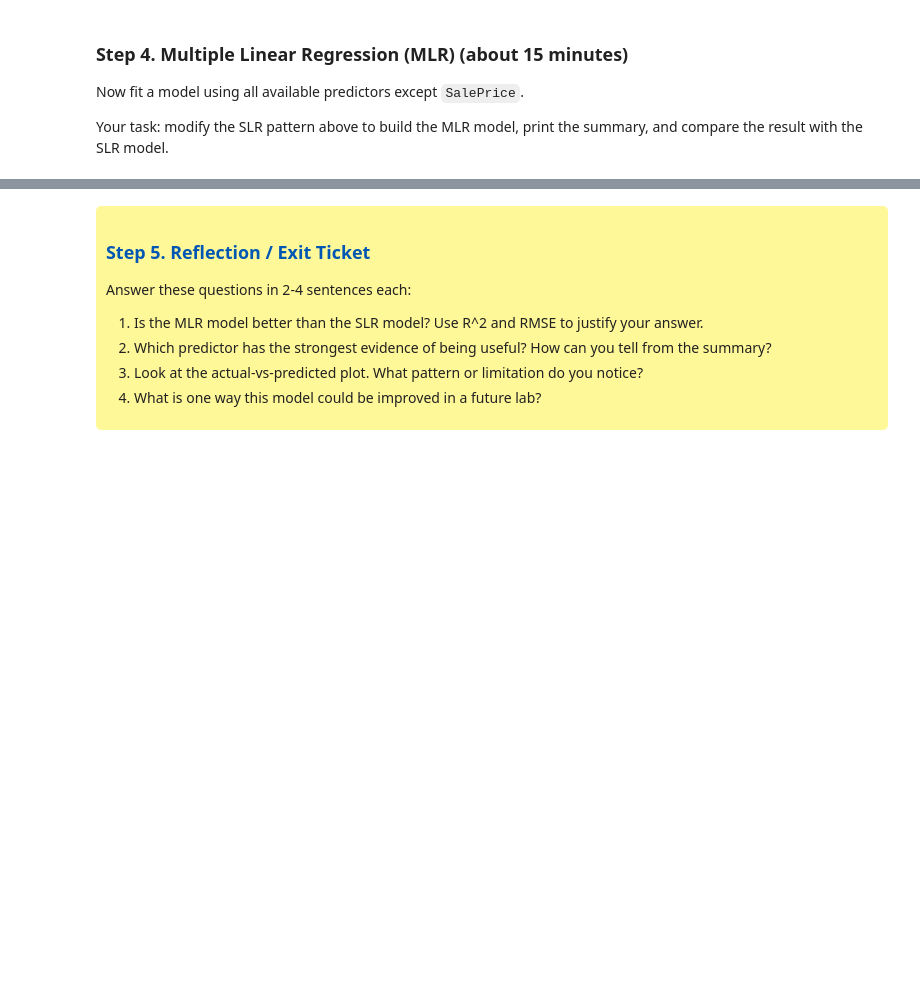
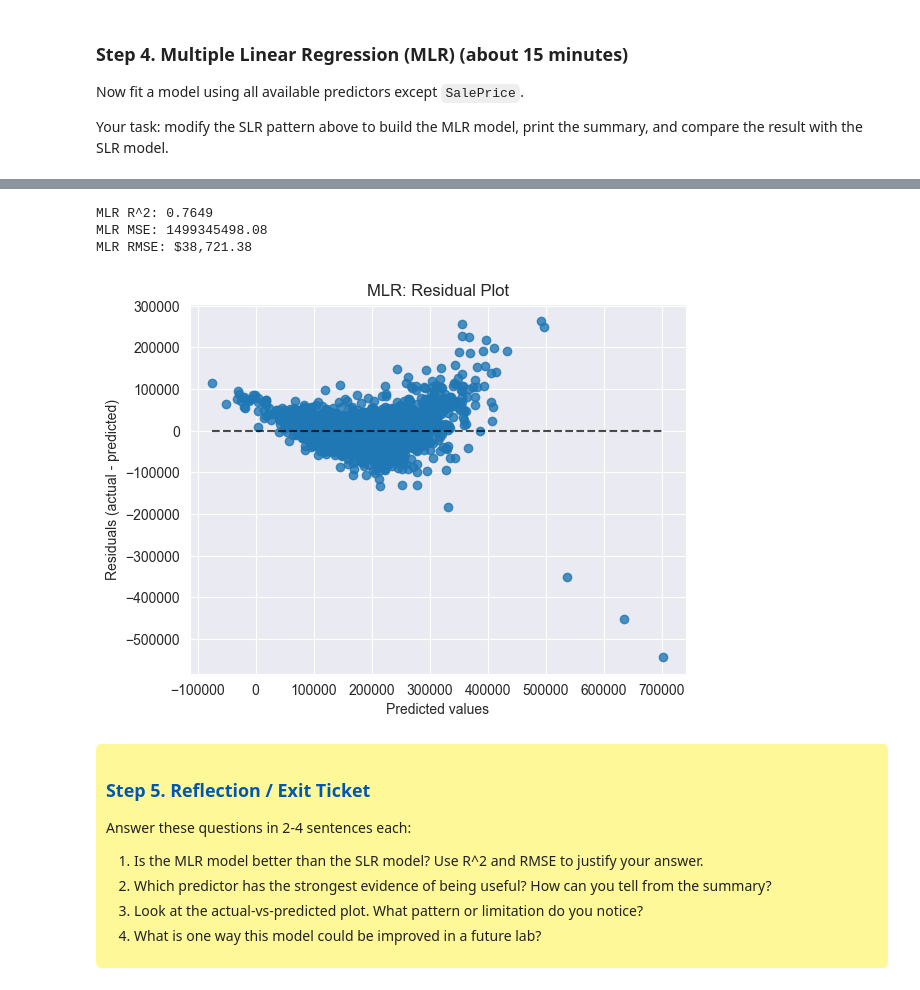
Before and after one commit to LiaoTian724/University-Learning, a Jupyter notebook: Year3/Year3-1/Machine Learning and Intelligent Data Analysis/Lecture3_Regression Analysis (Part 2) - Multiple Linear Regression/lab2_work.ipynb, the cells around one changed output, grey strips where cells are left out. Saved outputs shown, nothing was run; the diff lists cells and outputs as text; code cells hidden in the pictures; blank space fills up the shorter version.

```diff
--- a/Year3/Year3-1/Machine Learning and Intelligent Data Analysis/Lecture3_Regression Analysis (Part 2) - Multiple Linear Regression/lab2_work.ipynb
+++ b/Year3/Year3-1/Machine Learning and Intelligent Data Analysis/Lecture3_Regression Analysis (Part 2) - Multiple Linear Regression/lab2_work.ipynb
@@ -193,10 +306,10 @@ y = df['SalePrice']
 multi_x1 = sm.add_constant(multi_x)
 
 # TODO 1: create an OLS model using y and multi_x1.
-# mlr = sm.OLS(...)
+mlr = sm.OLS(y, multi_x1)
 
 # TODO 2: fit the model.
-# model_mlr = ...
+model_mlr = mlr.fit()
 
 # TODO 3: display or print the model summary.
-# ...
+model_mlr.summary()
@@ -203,25 +342,36 @@ multi_x1 = sm.add_constant(multi_x)
 # %%
 # TODO: Generate the predicted SalePrice values for the MLR model.
-# mlr_y_pred = ...
+mlr_y_pred = model_mlr.predict(multi_x1)
 
 # TODO: Compute MLR evaluation metrics.
-# mlr_r2 = r2_score(...)
-# mlr_mse = mean_squared_error(...)
-# mlr_rmse = ...
+mlr_r2 = r2_score(y, mlr_y_pred)
+mlr_mse = mean_squared_error(y, mlr_y_pred)
+mlr_rmse = mlr_mse ** 0.5
 
 # TODO: Print the metrics using the SLR cell as a template.
-# print(...)
+print(f'MLR R^2: {mlr_r2:.4f}')
+print(f'MLR MSE: {mlr_mse:.2f}')
+print(f'MLR RMSE: ${mlr_rmse:,.2f}')
+# %% [output]
+MLR R^2: 0.7649
+MLR MSE: 1499345498.08
+MLR RMSE: $38,721.38
 # %%
 # Diagnostic plot: residual plot.
 # Run this after you have created mlr_y_pred above.
 
 from sklearn.metrics import PredictionErrorDisplay
 
 # TODO: uncomment and run after completing the previous cell.
-# display = PredictionErrorDisplay(y_true=y, y_pred=mlr_y_pred)
-# display.plot()
-# plt.title('MLR: Residual Plot')
-# plt.show()
+display = PredictionErrorDisplay(y_true=y, y_pred=mlr_y_pred)
+display.plot()
+plt.title('MLR: Residual Plot')
+plt.show()
+
+# 横轴：Predicted values 预测房价 y^
+# 纵轴：Residuals (actual - predicted) 残差： y - y^
+# %% [output]
+[figure, added]
 # %% [markdown]
 <div style="background-color: #fff899; padding: 10px; border-radius: 5px;">
   <h3 style="color: #0056b3;">Step 5. Reflection / Exit Ticket</h3>
```
Also changed, not shown: parts of 18 cells of this notebook, 12 other files.
